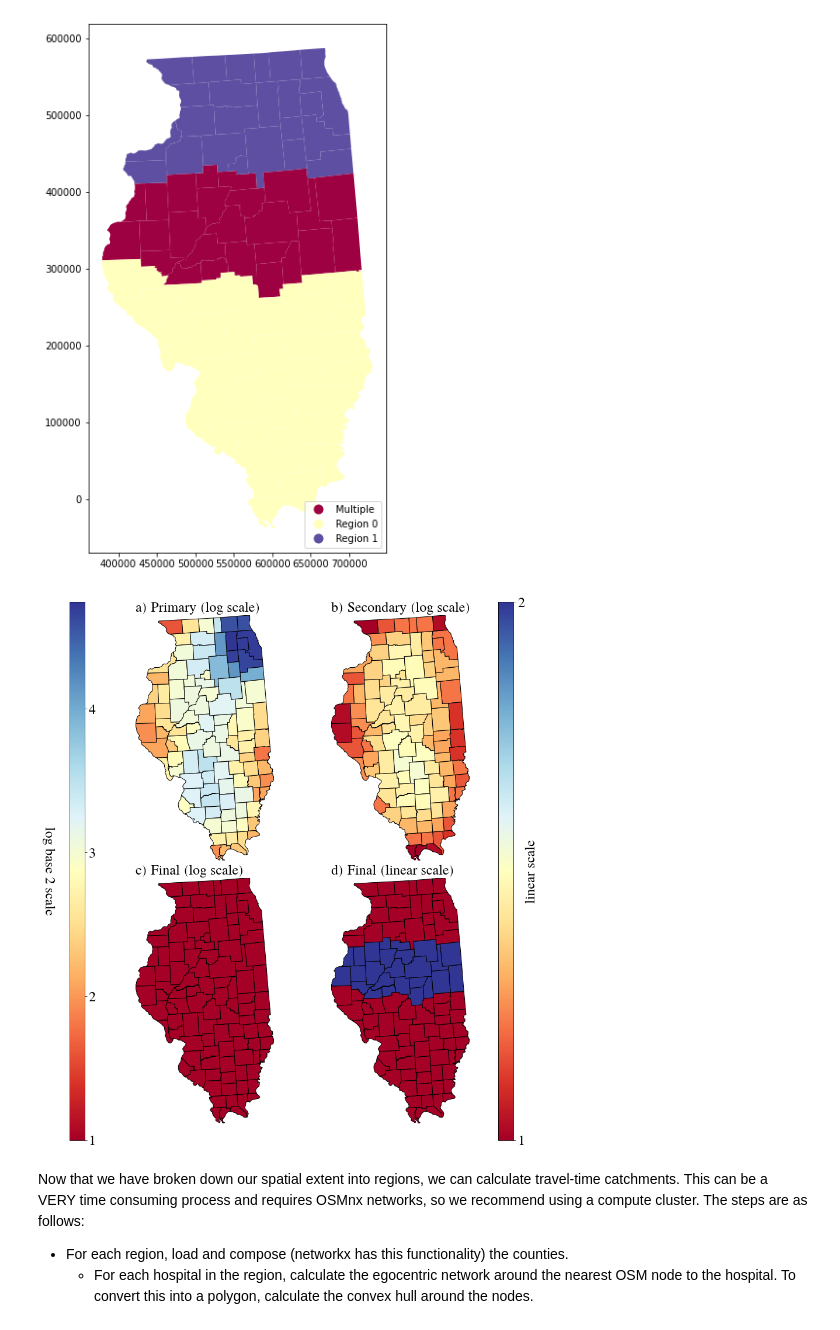
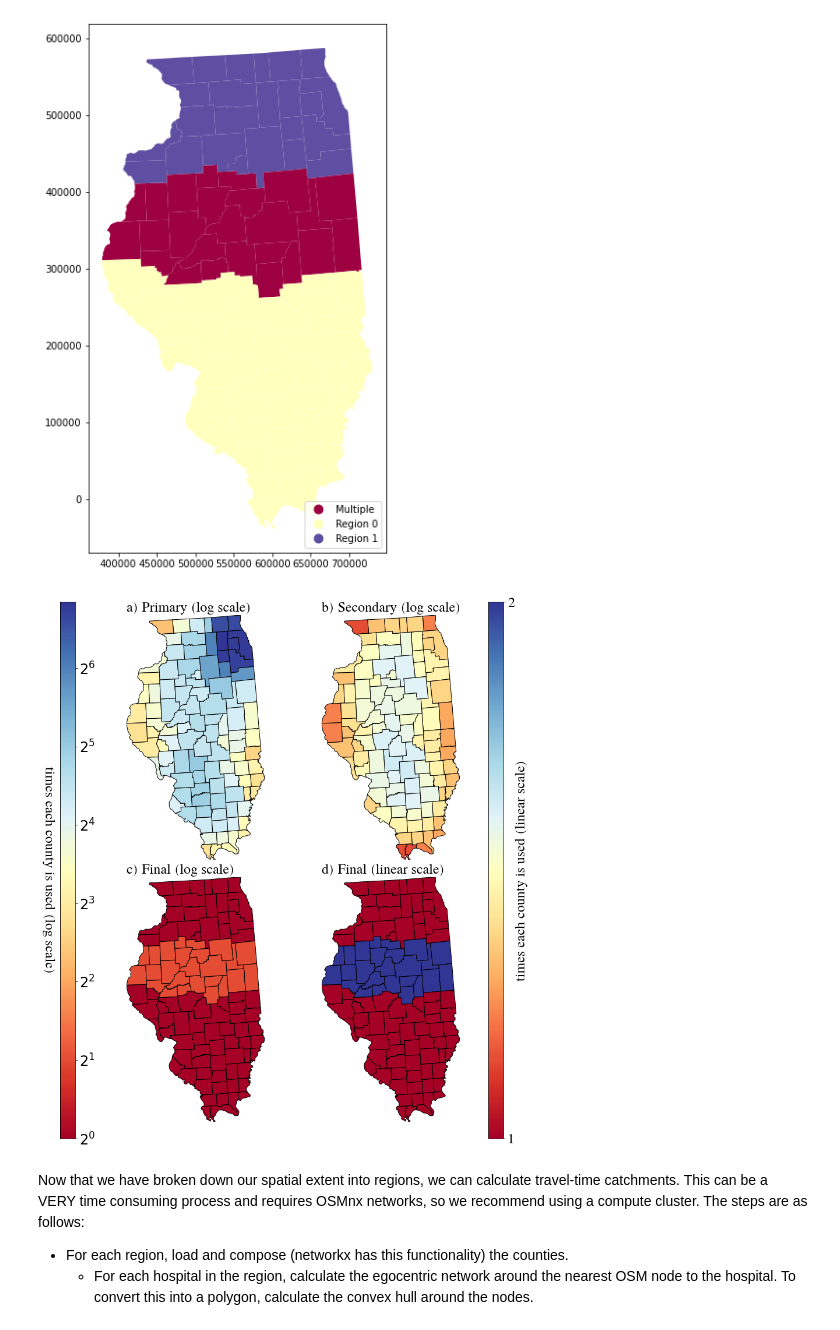
Before and after one commit to cybergis/SPASTCNotebook, a Jupyter notebook: notebooks/SCAMEL-Illinois.ipynb, the cells around one changed output. Saved outputs shown, nothing was run; the diff lists cells and outputs as text; code cells hidden in the pictures.

```diff
--- a/notebooks/SCAMEL-Illinois.ipynb
+++ b/notebooks/SCAMEL-Illinois.ipynb
@@ -640,9 +640,9 @@ final_regions.plot(column='region',
 <AxesSubplot:>
 [figure]
 # %%
-primary_regions["logcount"] = np.log(primary_regions["nregions"])
-secondary_regions["logcount"] = np.log(secondary_regions["nregions"])
-final_regions["logcount"] = np.log(final_regions["nregions"])
+primary_regions["logcount"] = np.log2(primary_regions["nregions"])
+secondary_regions["logcount"] = np.log2(secondary_regions["nregions"])
+final_regions["logcount"] = np.log2(final_regions["nregions"])
 # %%
 cbfont_size = 14
 font_size = 24
@@ -665,46 +665,51 @@ fig.subplots_adjust(wspace=wspace, hspace=hspace)
 #fig.suptitle("Clusters Per County")
 
 vmax = max(primary_regions["logcount"])
-vmin = 1
+vmin = 0
+finalvmin = 1
 finalvmax = max(final_regions["nregions"])
 
-axes[0,0] = primary_regions.plot(column='logcount', cmap=_colormap, ax=axes[0,0], edgecolor=edgecolor, missing_kwds=dict(color=null_color), vmin=vmin, vmax=vmax)
+axes[0,0] = primary_regions.plot(column='logcount', cmap=_colormap, ax=axes[0,0], edgecolor=edgecolor,
+                                 missing_kwds=dict(color=null_color), vmin=vmin, vmax=vmax)
 axes[0,0].set_title("a) Primary (log scale)", fontfamily=fontfamily, fontsize=font_size, loc='left') # increase or decrease y as needed
 
-axes[0,1] = secondary_regions.plot(column='logcount', cmap=_colormap, ax=axes[0,1], edgecolor=edgecolor, missing_kwds=dict(color=null_color), vmin=vmin, vmax=vmax)
+axes[0,1] = secondary_regions.plot(column='logcount', cmap=_colormap, ax=axes[0,1], edgecolor=edgecolor,
+                                   missing_kwds=dict(color=null_color), vmin=vmin, vmax=vmax)
 axes[0,1].set_title("b) Secondary (log scale)", fontfamily=fontfamily, fontsize=font_size, loc='left') # increase or decrease y as needed
 
-axes[1,0] = final_regions.plot(column='logcount', cmap=_colormap, ax=axes[1,0], edgecolor=edgecolor, missing_kwds=dict(color=null_color), vmin=vmin, vmax=vmax)
+axes[1,0] = final_regions.plot(column='logcount', cmap=_colormap, ax=axes[1,0], edgecolor=edgecolor,
+                               missing_kwds=dict(color=null_color), vmin=vmin, vmax=vmax)
 axes[1,0].set_title("c) Final (log scale)", fontfamily=fontfamily, fontsize=font_size, loc='left') # increase or decrease y as needed
 
 #cbar = fig.colorbar(im, ax=axes.ravel().tolist(), shrink=0.95)
 
-axes[1,1] = final_regions.plot(column='nregions', cmap=_colormap, ax=axes[1,1], edgecolor=edgecolor, missing_kwds=dict(color=null_color), vmin=vmin, vmax=finalvmax)
+axes[1,1] = final_regions.plot(column='nregions', cmap=_colormap, ax=axes[1,1], edgecolor=edgecolor,
+                               missing_kwds=dict(color=null_color), vmin=finalvmin, vmax=finalvmax)
 axes[1,1].set_title("d) Final (linear scale)", fontfamily=fontfamily, fontsize=font_size, loc='left') # increase or decrease y as needed
 
 caxlog = fig.add_axes([0.05, 0.1, 0.03, 0.8])
 smlog = plt.cm.ScalarMappable(cmap=_colormap, norm=plt.Normalize(vmin=vmin, vmax=vmax))
 smlog._A = []
 ticks = list(range(math.floor(vmin), math.ceil(vmax + 1)))
 cbarlog = fig.colorbar(smlog, cax=caxlog, ticks=ticks)
-cbarlog.ax.set_yticklabels([str(x) for x in ticks])
-cbarlog.set_label("log base 2 scale", labelpad=-70, rotation=270)
+cbarlog.ax.set_yticklabels([f"$2^{{{x}}}$" for x in ticks])
+cbarlog.set_label("times each county is used (log scale)", labelpad=-70, rotation=270)
 # cbarlogax = cbarlog.ax
 # cbarlogax.text(-1.5, 2.5,"log scale", rotation=90)
 
 caxlin = fig.add_axes([0.9, 0.1, 0.03, 0.8])
-smlin = plt.cm.ScalarMappable(cmap=_colormap, norm=plt.Normalize(vmin=vmin, vmax=finalvmax))
+smlin = plt.cm.ScalarMappable(cmap=_colormap, norm=plt.Normalize(vmin=finalvmin, vmax=finalvmax))
 smlin._A = []
-ticks = list(range(math.floor(vmin), math.ceil(finalvmax + 1)))
+ticks = list(range(finalvmin, math.ceil(finalvmax + 1)))
 cbarlin = fig.colorbar(smlin, cax=caxlin, ticks=ticks)
 cbarlin.ax.set_yticklabels([str(x) for x in ticks])
-cbarlin.set_label("linear scale", labelpad=2, rotation=90)
+cbarlin.set_label("times each county is used (linear scale)", labelpad=2, rotation=90)
 # cbarlinax = cbarlin.ax
 # cbarlinax.text(3, 1.45,"linear scale", rotation=90)
 
-fig.savefig(os.path.join(PARAMS["region"]["dir"], "ILClustering.png"), dpi=100, bbox_inches='tight')
+fig.savefig(os.path.join(PARAMS["region"]["dir"], "ILClustering.jpg"), dpi=100, bbox_inches='tight')
 # %% [output]
-[figure, old version]
+[figure, new version]
 # %% [markdown]
 Now that we have broken down our spatial extent into regions, we can calculate travel-time catchments. This can be a VERY time consuming process and requires OSMnx networks, so we recommend using a compute cluster. The steps are as follows:
 
```
Also changed, not shown: parts of 2 cells of this notebook, 33 other files.
